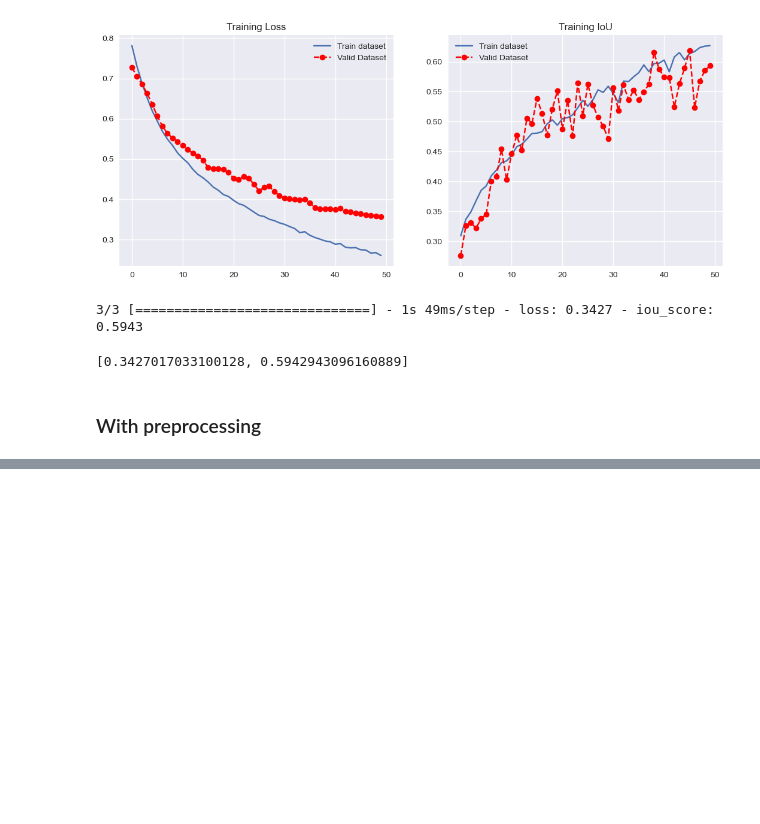
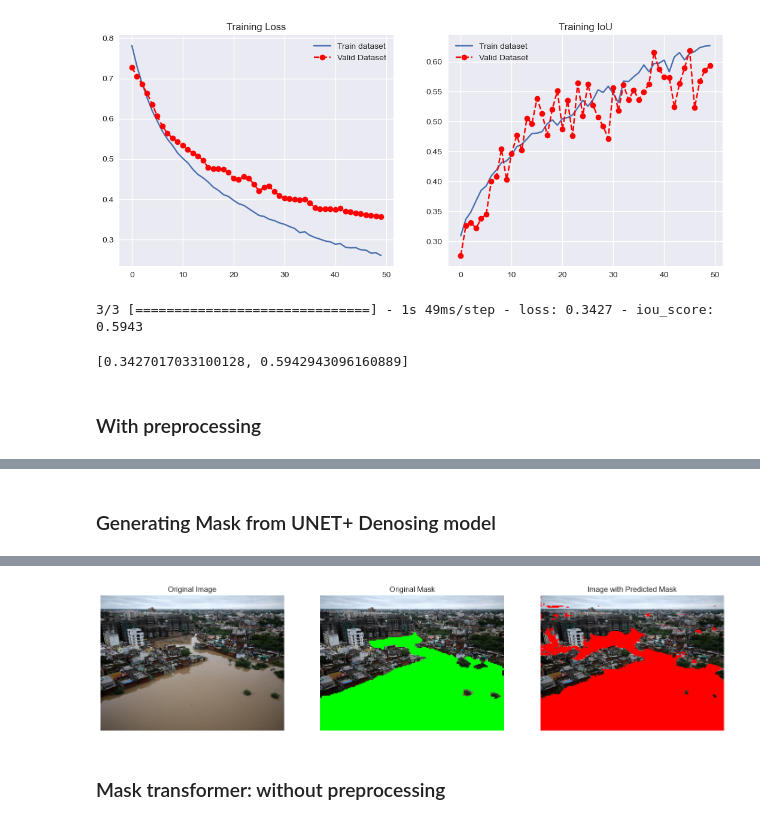
Before and after one commit to Raanu143/project, a Jupyter notebook: Project_Code.ipynb, the cells around one changed output, grey strips where cells are left out. Cells and saved outputs as stored; diff of their text form; code cells hidden in the pictures; blank space fills up the shorter version.

```diff
--- a/Project_Code.ipynb
+++ b/Project_Code.ipynb
@@ -467,0 +575,76 @@ model.evaluate(test_dataset)
+# %% [markdown]
+### Generating Mask from UNET+ Denosing model
+# %%
+def preprocess_image(image_path):
+    """Load and preprocess the image."""
+    image = cv2.imread(image_path)
+    image = cv2.cvtColor(image, cv2.COLOR_BGR2RGB)
+    image_resized = cv2.resize(image, (128, 128))
+    image_resized = image_resized / 255.0  # Normalize to [0, 1]
+    return image, image_resized
+
+def denoise_image(image):
+    """Apply denoising to the image."""
+    return denoise_tv_chambolle(image, weight=0.1, multichannel=True)
+
+def predict_mask(image):
+    """Predict the mask for the image."""
+    image = np.expand_dims(image, axis=0)  # Add batch dimension
+    predicted_mask = model.predict(image)[0]
+    predicted_mask = (predicted_mask > 0.5).astype(np.uint8)  # Binarize mask
+    return predicted_mask
+
+def plot_images(original_image, original_mask, predicted_mask):
+    """Plot the original image, original mask, and the overlay of the predicted mask."""
+    # Resize the original mask to match the original image size
+    original_mask_resized = cv2.resize(original_mask, (original_image.shape[1], original_image.shape[0]))
+
+    # Create overlay for predicted mask
+    overlay_predicted = original_image.copy()
+    predicted_mask_resized = cv2.resize(predicted_mask, (original_image.shape[1], original_image.shape[0]))
+    overlay_predicted[predicted_mask_resized == 1] = [255, 0, 0]  # Red color for mask
+
+    # Create overlay for original mask
+    overlay_original = original_image.copy()
+    overlay_original[original_mask_resized == 1] = [0, 255, 0]  # Green color for original mask
+
+    plt.figure(figsize=(18, 6))
+
+    plt.subplot(1, 3, 1)
+    plt.title("Original Image")
+    plt.imshow(original_image)
+    plt.axis("off")
+
+    plt.subplot(1, 3, 2)
+    plt.title("Original Mask")
+    plt.imshow(overlay_original)
+    plt.axis("off")
+
+    plt.subplot(1, 3, 3)
+    plt.title("Image with Predicted Mask")
+    plt.imshow(overlay_predicted)
+    plt.axis("off")
+
+    plt.show()
+
+# Path to the input image and original mask
+image_path = './Dataset/Image/1001.jpg'
+mask_path = './Dataset/Mask/1001.png'  # Assuming mask is in PNG format
+
+# Load and preprocess the input image
+original_image, preprocessed_image = preprocess_image(image_path)
+
+# Load the original mask
+original_mask = cv2.imread(mask_path, cv2.IMREAD_GRAYSCALE)
+original_mask = cv2.resize(original_mask, (128, 128))
+original_mask = (original_mask > 0).astype(np.uint8)  # Binarize mask
+
+# Apply denoising to the input image
+denoised_image = denoise_image(preprocessed_image)
+
+# Predict the mask using the trained model
+predicted_mask = predict_mask(denoised_image)
+
+# Overlay the mask on the original image and plot the results
+plot_images(original_image, original_mask, predicted_mask)
+# %% [output]
@@ -467,0 +652,3 @@ model.evaluate(test_dataset)
+[figure, added]
+# %% [markdown]
+### Mask transformer: without preprocessing
```
Also changed, not shown: parts of 6 cells of this notebook.
